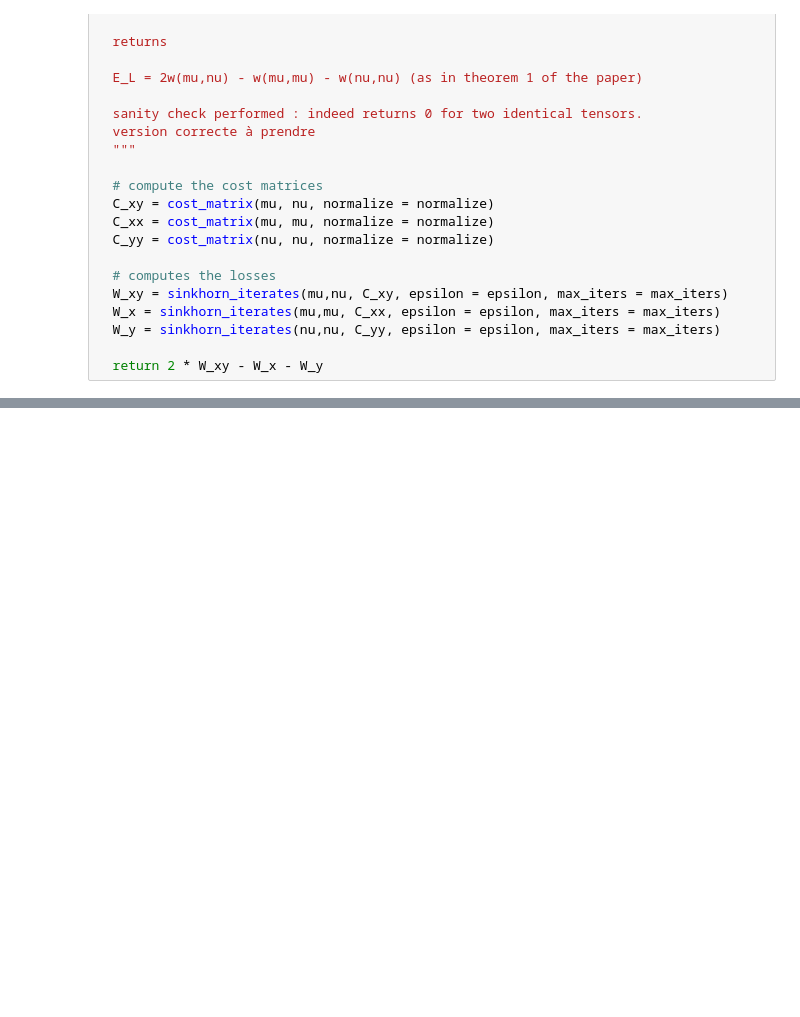
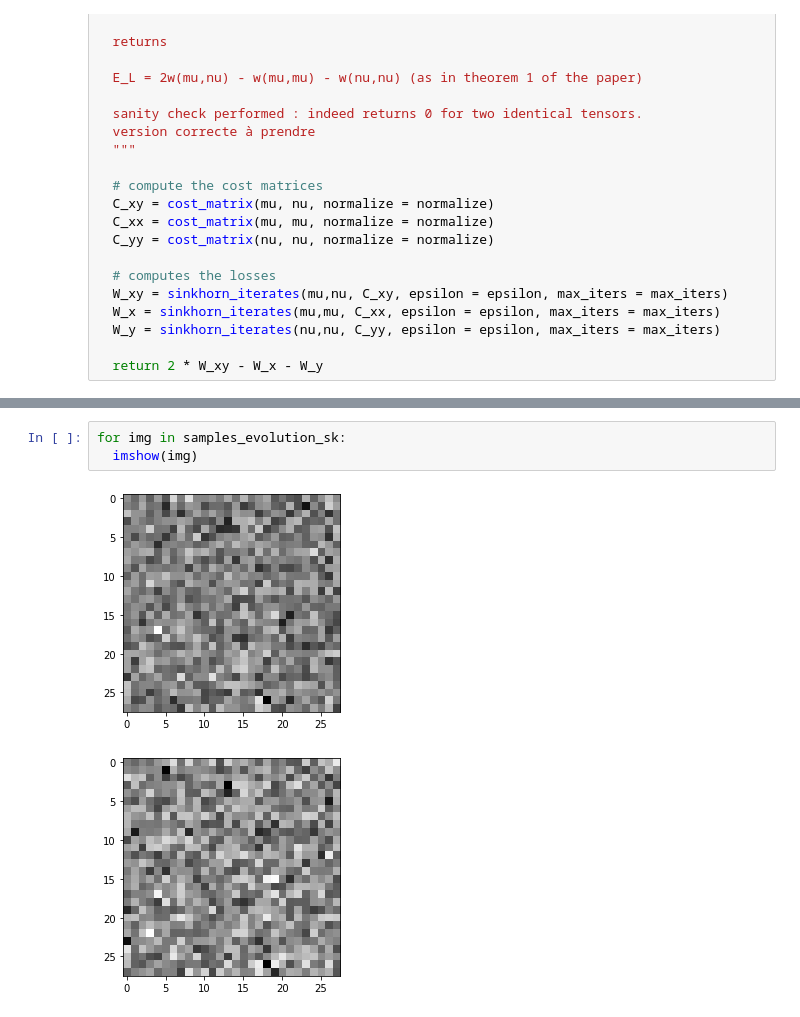
Before and after one commit to gabrielkasmi/ot_gan_ensae, a Jupyter notebook: autodiff_ot_gan.ipynb, the cells around one changed output, grey strips where cells are left out. Cells and saved outputs as stored; diff of their text form; blank space fills up the shorter version.

```diff
--- a/autodiff_ot_gan.ipynb
+++ b/autodiff_ot_gan.ipynb
@@ -596,0 +627,6 @@ RuntimeError: ignored
+# %%
+for img in samples_evolution_sk:
+  imshow(img)
+# %% [output]
+[figure, added]
+[figure, added]
```
Also changed, not shown: parts of 18 cells of this notebook.
